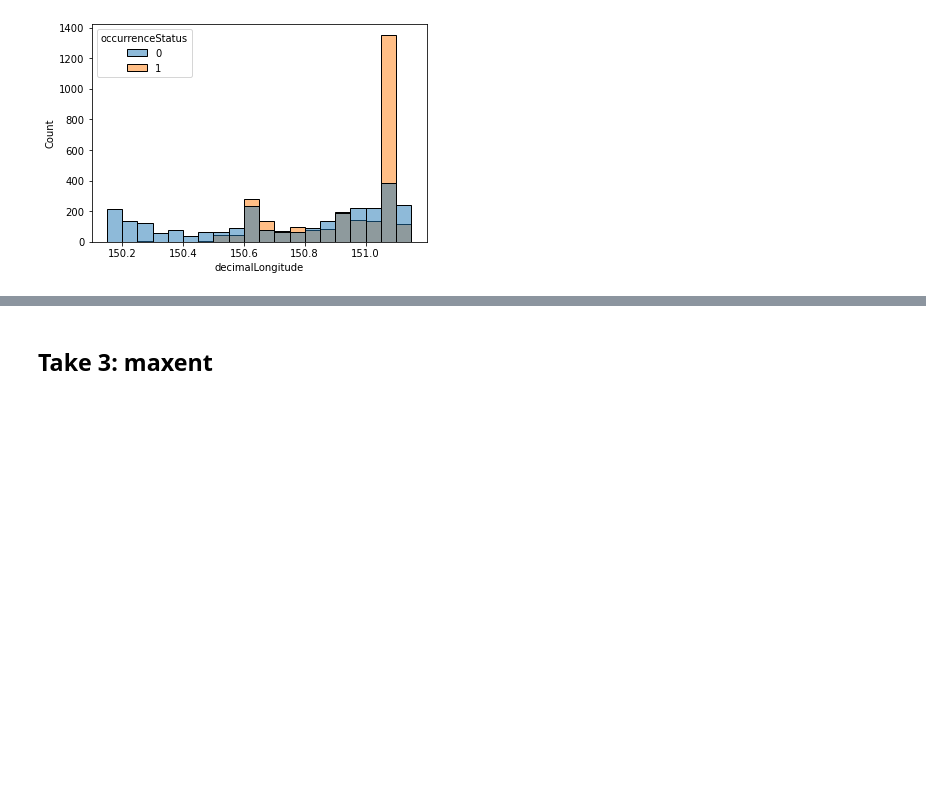
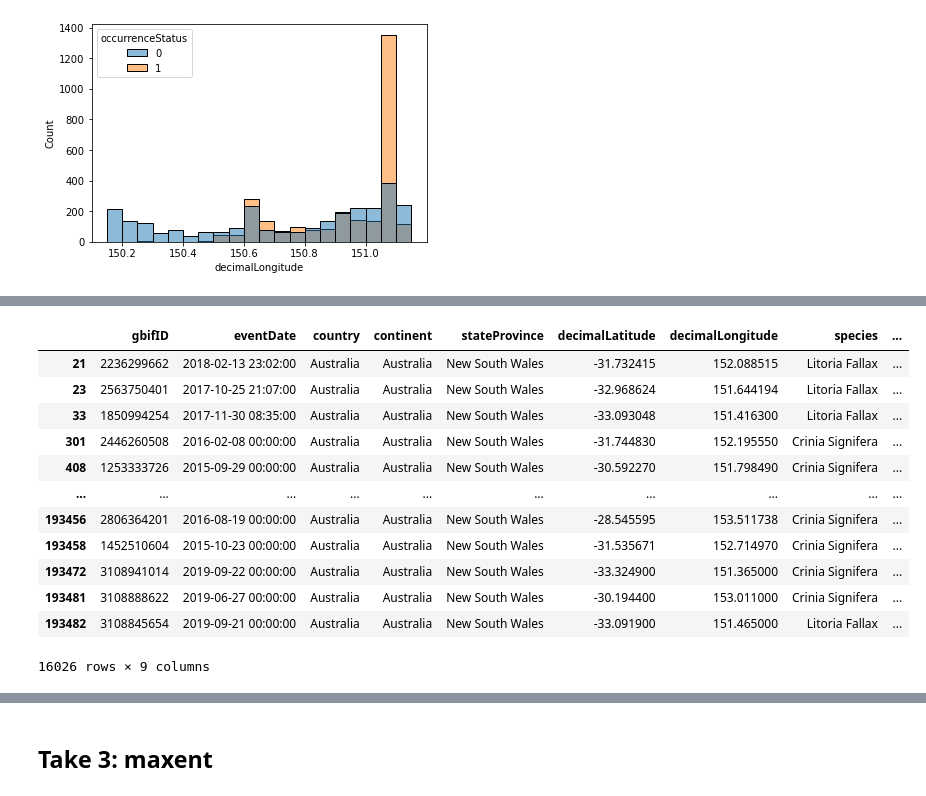
Before and after one commit to YiyaoL/EY-Challenge, a Jupyter notebook: benchmark_EDA_1.ipynb, the cells around one changed output, grey strips where cells are left out. Saved outputs shown, nothing was run; the diff lists cells and outputs as text; code cells hidden in the pictures; blank space fills up the shorter version.

```diff
--- a/benchmark_EDA_1.ipynb
+++ b/benchmark_EDA_1.ipynb
@@ -174,0 +230,10 @@ sns.histplot(data=df2, x="decimalLongitude",bins = 20,hue = 'occurrenceStatus')
+# %%
+# Define the bounding box for Greater Sydney, NSW
+region_name = 'Greater Sydney, NSW'
+min_lon, min_lat = (150.7, -33.5)  # Lower-left corner
+max_lon, max_lat = (153.6, -28.0)  # Upper-right corner
+bbox = (min_lon, min_lat, max_lon, max_lat)
+
+# Load in data
+all_frog_data = get_frogs('occurrence.txt', year_range=(2015, 2019), bbox=bbox)
+all_frog_data
@@ -174,0 +262,26 @@ sns.histplot(data=df2, x="decimalLongitude",bins = 20,hue = 'occurrenceStatus')
+# %%
+target_species = 'Litoria Fallax'
+
+all_frog_data = (
+    all_frog_data
+    # Assign the occurrenceStatus to 1 for the target species and 0 for all other species.
+    # as well as a key for joining (later)
+    .assign(
+        occurrenceStatus = lambda x: np.where(x.species == target_species, 1, 0)
+    )
+)
+all_frog_data
+# %% [output]
+|  | gbifID | eventDate | country | continent | stateProvince | decimalLatitude | decimalLongitude | species | ... |
+| 21 | 2236299662 | 2018-02-13 23:02:00 | Australia | Australia | New South Wales | -31.732415 | 152.088515 | Litoria Fallax | ... |
+| 23 | 2563750401 | 2017-10-25 21:07:00 | Australia | Australia | New South Wales | -32.968624 | 151.644194 | Litoria Fallax | ... |
+| 33 | 1850994254 | 2017-11-30 08:35:00 | Australia | Australia | New South Wales | -33.093048 | 151.416300 | Litoria Fallax | ... |
+| 301 | 2446260508 | 2016-02-08 00:00:00 | Australia | Australia | New South Wales | -31.744830 | 152.195550 | Crinia Signifera | ... |
+| 408 | 1253333726 | 2015-09-29 00:00:00 | Australia | Australia | New South Wales | -30.592270 | 151.798490 | Crinia Signifera | ... |
+| ... | ... | ... | ... | ... | ... | ... | ... | ... | ... |
+| 193456 | 2806364201 | 2016-08-19 00:00:00 | Australia | Australia | New South Wales | -28.545595 | 153.511738 | Crinia Signifera | ... |
+| 193458 | 1452510604 | 2015-10-23 00:00:00 | Australia | Australia | New South Wales | -31.535671 | 152.714970 | Crinia Signifera | ... |
+| 193472 | 3108941014 | 2019-09-22 00:00:00 | Australia | Australia | New South Wales | -33.324900 | 151.365000 | Crinia Signifera | ... |
+| 193481 | 3108888622 | 2019-06-27 00:00:00 | Australia | Australia | New South Wales | -30.194400 | 153.011000 | Crinia Signifera | ... |
+| 193482 | 3108845654 | 2019-09-21 00:00:00 | Australia | Australia | New South Wales | -33.091900 | 151.465000 | Litoria Fallax | ... |
+16026 rows × 9 columns
```
Also changed, not shown: parts of 20 cells of this notebook, 1 other file.
